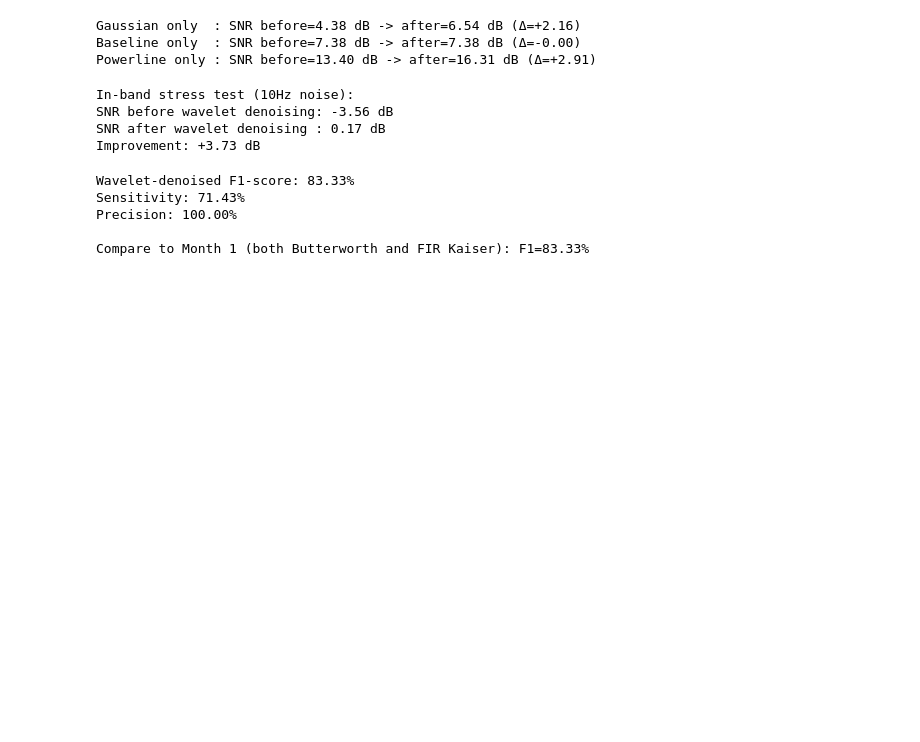
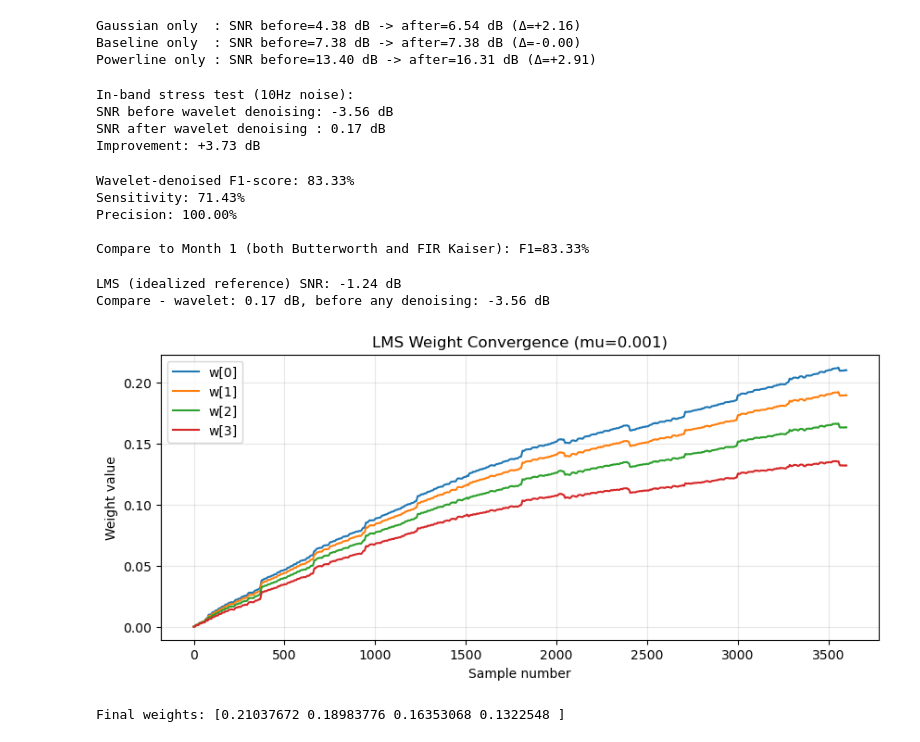
Before and after one commit to santhoshrk08/dsp_learning, a Jupyter notebook: month2_wavelet_analysis.ipynb, the cells around one changed output. Drawn from its saved outputs; the diff is of its cells as text; code cells hidden in the pictures; blank space fills up the shorter version.

```diff
--- a/month2_wavelet_analysis.ipynb
+++ b/month2_wavelet_analysis.ipynb
@@ -380,3 +380,72 @@ Sensitivity: 71.43%
 Precision: 100.00%
 
 Compare to Month 1 (both Butterworth and FIR Kaiser): F1=83.33%
+# %%
+def lms_filter(primary, reference, mu, filter_length):
+    n_samples = len(primary)
+    w = np.zeros(filter_length)  # filter weights, start at zero
+    output = np.zeros(n_samples)
+    error = np.zeros(n_samples)
+
+    for n in range(filter_length, n_samples):
+        ref_window = reference[n-filter_length:n][::-1]  # past reference samples
+        y = np.dot(w, ref_window)  # filter's noise prediction
+        e = primary[n] - y          # error = primary - predicted noise = cleaned signal
+        w = w + 2 * mu * e * ref_window  # update weights
+        output[n] = y
+        error[n] = e
+
+    return error, output  # error = denoised signal, output = predicted noise
+
+# Idealized reference: exact known 10Hz noise component
+reference_10hz = 0.3 * np.sin(2*np.pi*10*t)
+
+# Primary input: the hard-noisy signal
+primary_input = ecg_hard_noisy
+
+mu = 0.001  # step size, small for stability - we'll verify this
+filter_length = 4
+
+ecg_lms_denoised, predicted_noise = lms_filter(primary_input, reference_10hz, mu, filter_length)
+
+snr_lms = compute_snr(ecg_clean, ecg_lms_denoised - ecg_clean)
+print(f"LMS (idealized reference) SNR: {snr_lms:.2f} dB")
+print(f"Compare - wavelet: 0.17 dB, before any denoising: -3.56 dB")
+# %% [output]
+LMS (idealized reference) SNR: -1.24 dB
+Compare - wavelet: 0.17 dB, before any denoising: -3.56 dB
+# %%
+def lms_filter_with_history(primary, reference, mu, filter_length):
+    n_samples = len(primary)
+    w = np.zeros(filter_length)
+    output = np.zeros(n_samples)
+    error = np.zeros(n_samples)
+    weight_history = np.zeros((n_samples, filter_length))
+
+    for n in range(filter_length, n_samples):
+        ref_window = reference[n-filter_length:n][::-1]
+        y = np.dot(w, ref_window)
+        e = primary[n] - y
+        w = w + 2 * mu * e * ref_window
+        output[n] = y
+        error[n] = e
+        weight_history[n] = w
+
+    return error, output, weight_history
+
+_, _, w_history = lms_filter_with_history(ecg_hard_noisy, reference_10hz, mu=0.001, filter_length=4)
+
+plt.figure(figsize=(10, 4))
+for i in range(4):
+    plt.plot(w_history[:, i], label=f'w[{i}]')
+plt.xlabel('Sample number')
+plt.ylabel('Weight value')
+plt.title('LMS Weight Convergence (mu=0.001)')
+plt.legend()
+plt.grid(True, alpha=0.3)
+plt.show()
+
+print(f"Final weights: {w_history[-1]}")
+# %% [output]
+[figure, added]
+Final weights: [0.21037672 0.18983776 0.16353068 0.1322548 ]
```
Also changed, not shown: parts of 2 cells of this notebook.
